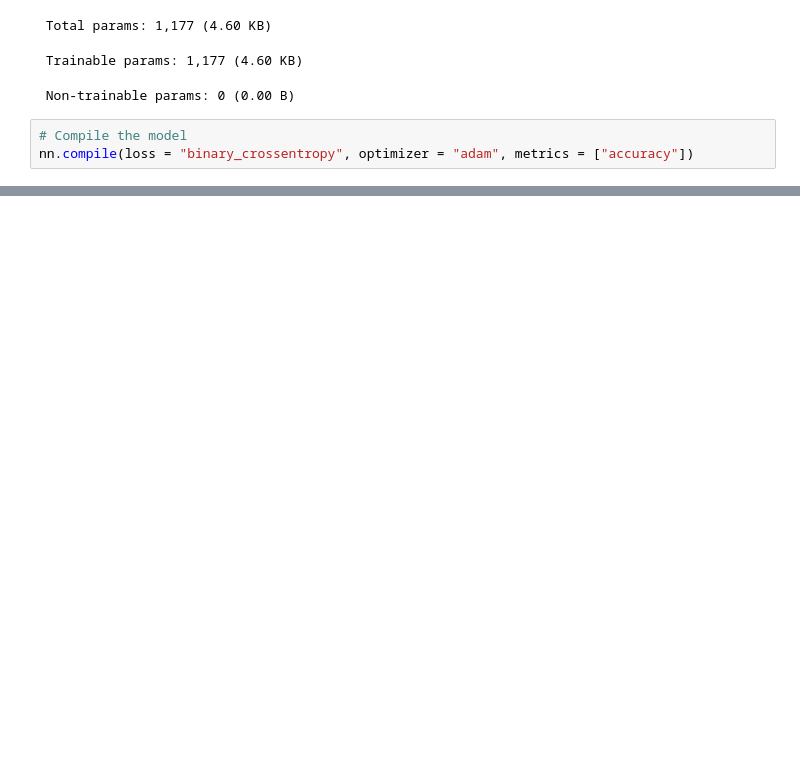
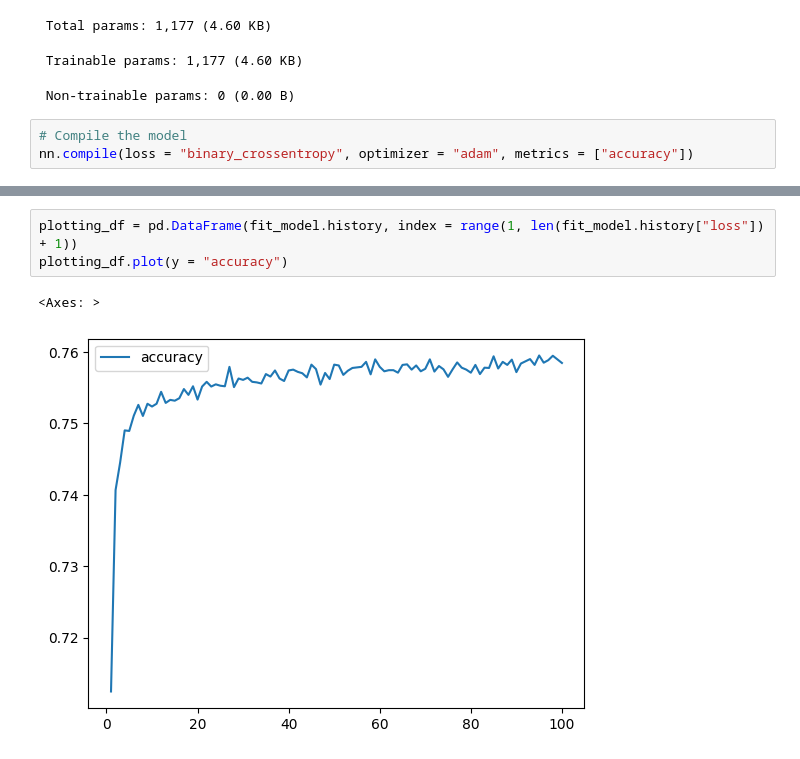
Before and after one commit to JamesDraper59/deep-learning-challenge, a Jupyter notebook: deep_learning_challenge/model_optimization.ipynb, the cells around one changed output, grey strips where cells are left out. Cells and saved outputs as stored; diff of their text form; blank space fills up the shorter version.

Commit message:
included optimized model and images

```diff
--- a/deep_learning_challenge/model_optimization.ipynb
+++ b/deep_learning_challenge/model_optimization.ipynb
@@ -336,3 +336,9 @@ Loss: 0.5081209540367126, Accuracy: 0.7477551102638245
+# %%
+plotting_df = pd.DataFrame(fit_model.history, index = range(1, len(fit_model.history["loss"]) + 1))
+plotting_df.plot(y = "accuracy")
+# %% [output]
+<Axes: >
+[figure, added]
 # %%
 # Export our model to HDF5 file
 #nn.save("Models/AlphabetSoupCharityOptimized.h5")
```
Also changed, not shown: parts of 4 cells of this notebook, 4 other files.
